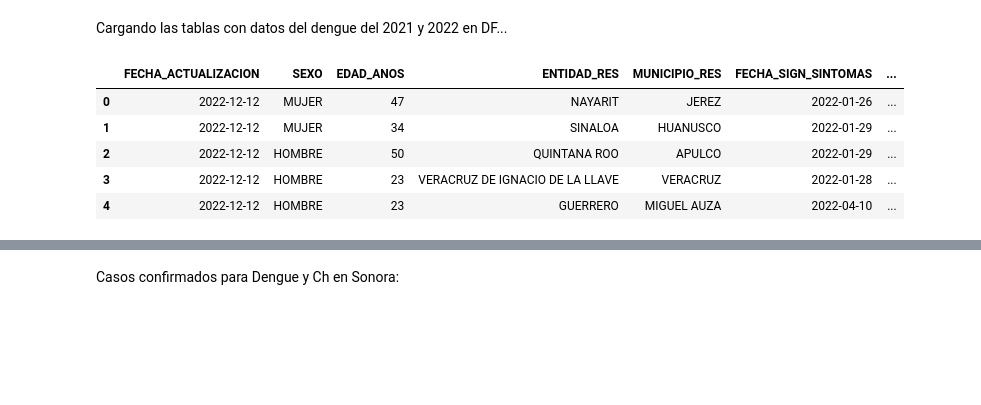
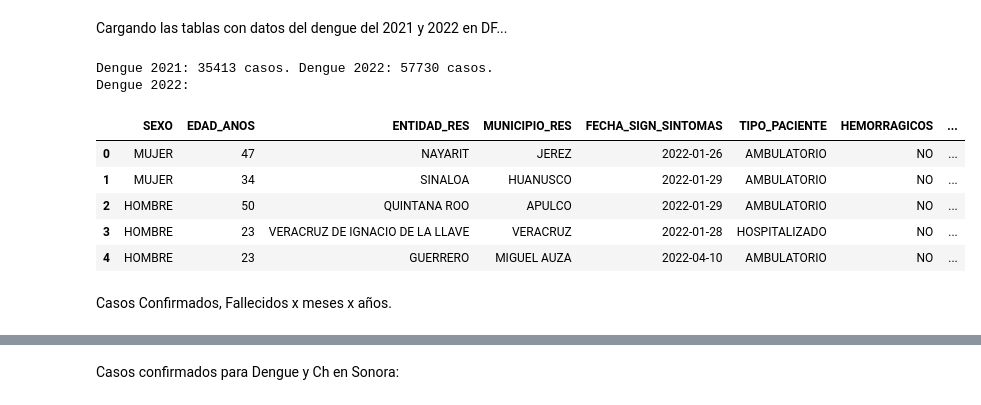
Before and after one commit to ProyectosMCD/Dengue, a Jupyter notebook: dengue.ipynb, the cells around one changed output, grey strips where cells are left out. Drawn from its saved outputs; the diff is of its cells as text; code cells hidden in the pictures; blank space fills up the shorter version.

```diff
--- a/dengue.ipynb
+++ b/dengue.ipynb
@@ -112,6 +114,8 @@ for archivo in os.listdir(carpeta):
 
         # Agregar el diccionario al diccionario principal, y de paso quitarle la extensión al nombre (.csv)...
         diccionarios[archivo[:-4]] = diccionario
+        # Eliminar espacios detectados a la derecha o izquierda de los valores en el diccionario...
+        diccionarios[archivo[:-4]] = {clave: valor.strip() for clave, valor in diccionarios[archivo[:-4]].items()}
 
 # Ver los diccionarios...
 diccionarios.keys()
@@ -134,44 +138,50 @@ Cargando las tablas con datos del dengue del 2021 y 2022 en DF...
 # Tablas de la DB: "dengue_301221" y "dengue_201222"...
 
 # Seleccionar las variables a utilizar...
-variables = ["FECHA_ACTUALIZACION", "SEXO", "EDAD_ANOS", "ENTIDAD_RES", "MUNICIPIO_RES", "FECHA_SIGN_SINTOMAS",
+variables = ["SEXO", "EDAD_ANOS", "ENTIDAD_RES", "MUNICIPIO_RES", "FECHA_SIGN_SINTOMAS",
              "TIPO_PACIENTE", "HEMORRAGICOS", "DEFUNCION", "DICTAMEN", "RESULTADO_PCR", "ESTATUS_CASO"]
 columnas_select = ', '.join(variables)
 # Creando la Querry de forma segura...
 query_21 = f"SELECT {columnas_select} FROM dengue_301221"
 query_22 = f"SELECT {columnas_select} FROM dengue_201222"
 
-df_dengue_2021 = pd.read_sql_query(query_21, connection, parse_dates= ["FECHA_ACTUALIZACION", "FECHA_SIGN_SINTOMAS"]) # Parser las fechas de una vez...
-df_dengue_2022 = pd.read_sql_query(query_22, connection, parse_dates= ["FECHA_ACTUALIZACION", "FECHA_SIGN_SINTOMAS"])
+df_dengue_2021 = pd.read_sql_query(query_21, connection, parse_dates= ["FECHA_SIGN_SINTOMAS"]) # Parser las fechas de una vez...
+df_dengue_2022 = pd.read_sql_query(query_22, connection, parse_dates= ["FECHA_SIGN_SINTOMAS"])
 
 # Mapear los catálogos para trabajar de forma cómoda con los datos...
 df_dengue_2021["SEXO"] = df_dengue_2021["SEXO"].map(diccionarios["CATALOGO_SEXO"])
 df_dengue_2021["ENTIDAD_RES"] = df_dengue_2021["ENTIDAD_RES"].map(diccionarios["CATALOGO_ENTIDAD"])
 df_dengue_2021["MUNICIPIO_RES"] = df_dengue_2021["MUNICIPIO_RES"].map(diccionarios["CATALOGO_MUNICIPIO"])
 df_dengue_2021["TIPO_PACIENTE"] = df_dengue_2021["TIPO_PACIENTE"].map(diccionarios["CATALOGO_TIPO_PACIENTE"])
 df_dengue_2021["HEMORRAGICOS"] = df_dengue_2021["HEMORRAGICOS"].map(diccionarios["CATALOGO_SI_NO"])
 df_dengue_2021["DEFUNCION"] = df_dengue_2021["DEFUNCION"].map(diccionarios["CATALOGO_SI_NO"])
 df_dengue_2021["DICTAMEN"] = df_dengue_2021["DICTAMEN"].map(diccionarios["CATALOGO_DICTAMEN"])
 df_dengue_2021["RESULTADO_PCR"] = df_dengue_2021["RESULTADO_PCR"].map(diccionarios["CATALOGO_RESULTADO_PCR"])
 df_dengue_2021["ESTATUS_CASO"] = df_dengue_2021["ESTATUS_CASO"].map(diccionarios["CATALOGO_ESTATUS_CASO"])
 df_dengue_2021["FECHA_SIGN_SINTOMAS"].sort_values()
+df_dengue_2021["MESES"] = df_dengue_2021["FECHA_SIGN_SINTOMAS"].dt.month
 
 df_dengue_2022["SEXO"] = df_dengue_2022["SEXO"].map(diccionarios["CATALOGO_SEXO"])
 df_dengue_2022["ENTIDAD_RES"] = df_dengue_2022["ENTIDAD_RES"].map(diccionarios["CATALOGO_ENTIDAD"])
 df_dengue_2022["MUNICIPIO_RES"] = df_dengue_2022["MUNICIPIO_RES"].map(diccionarios["CATALOGO_MUNICIPIO"])
 df_dengue_2022["TIPO_PACIENTE"] = df_dengue_2022["TIPO_PACIENTE"].map(diccionarios["CATALOGO_TIPO_PACIENTE"])
 df_dengue_2022["HEMORRAGICOS"] = df_dengue_2022["HEMORRAGICOS"].map(diccionarios["CATALOGO_SI_NO"])
 df_dengue_2022["DEFUNCION"] = df_dengue_2022["DEFUNCION"].map(diccionarios["CATALOGO_SI_NO"])
 df_dengue_2022["DICTAMEN"] = df_dengue_2022["DICTAMEN"].map(diccionarios["CATALOGO_DICTAMEN"])
 df_dengue_2022["RESULTADO_PCR"] = df_dengue_2022["RESULTADO_PCR"].map(diccionarios["CATALOGO_RESULTADO_PCR"])
 df_dengue_2022["ESTATUS_CASO"] = df_dengue_2022["ESTATUS_CASO"].map(diccionarios["CATALOGO_ESTATUS_CASO"])
 df_dengue_2022["FECHA_SIGN_SINTOMAS"].sort_values()
+df_dengue_2022["MESES"] = df_dengue_2022["FECHA_SIGN_SINTOMAS"].dt.month
 
+print(f"Dengue 2021: {df_dengue_2021.shape[0]} casos. Dengue 2022: {df_dengue_2022.shape[0]} casos.")
+print("Dengue 2022:")
 df_dengue_2022.head()
 # %% [output]
+Dengue 2021: 35413 casos. Dengue 2022: 57730 casos.
+Dengue 2022:
-|  | FECHA_ACTUALIZACION | SEXO | EDAD_ANOS | ENTIDAD_RES | MUNICIPIO_RES | FECHA_SIGN_SINTOMAS | ... |
-| 0 | 2022-12-12 | MUJER | 47 | NAYARIT | JEREZ | 2022-01-26 | ... |
-| 1 | 2022-12-12 | MUJER | 34 | SINALOA | HUANUSCO | 2022-01-29 | ... |
-| 2 | 2022-12-12 | HOMBRE | 50 | QUINTANA ROO | APULCO | 2022-01-29 | ... |
-| 3 | 2022-12-12 | HOMBRE | 23 | VERACRUZ DE IGNACIO DE LA LLAVE | VERACRUZ | 2022-01-28 | ... |
-| 4 | 2022-12-12 | HOMBRE | 23 | GUERRERO | MIGUEL AUZA | 2022-04-10 | ... |
+|  | SEXO | EDAD_ANOS | ENTIDAD_RES | MUNICIPIO_RES | FECHA_SIGN_SINTOMAS | TIPO_PACIENTE | HEMORRAGICOS | ... |
+| 0 | MUJER | 47 | NAYARIT | JEREZ | 2022-01-26 | AMBULATORIO | NO | ... |
+| 1 | MUJER | 34 | SINALOA | HUANUSCO | 2022-01-29 | AMBULATORIO | NO | ... |
+| 2 | HOMBRE | 50 | QUINTANA ROO | APULCO | 2022-01-29 | AMBULATORIO | NO | ... |
+| 3 | HOMBRE | 23 | VERACRUZ DE IGNACIO DE LA LLAVE | VERACRUZ | 2022-01-28 | HOSPITALIZADO | NO | ... |
+| 4 | HOMBRE | 23 | GUERRERO | MIGUEL AUZA | 2022-04-10 | AMBULATORIO | NO | ... |
@@ -179,0 +188,2 @@ df_dengue_2022.head()
+# %% [markdown]
+Casos Confirmados, Fallecidos x meses x años.
```
Also changed, not shown: parts of 9 cells of this notebook, 1 other file.
